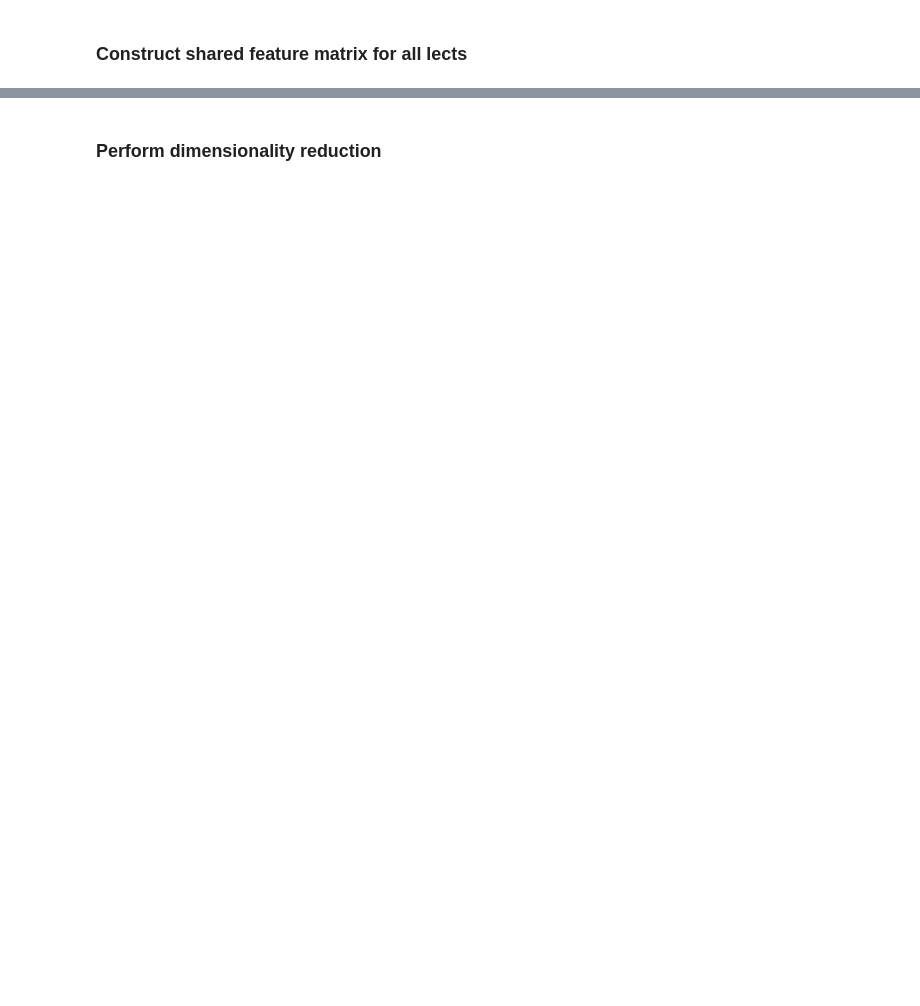
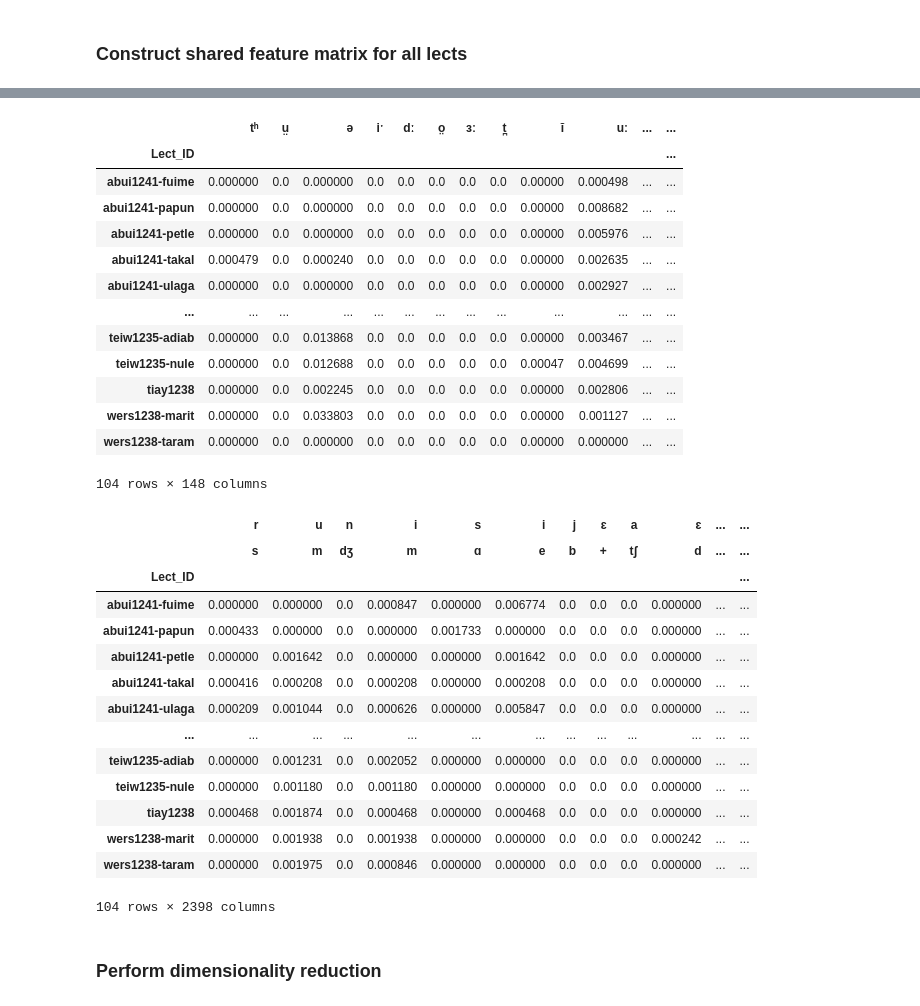
Before and after one commit to peterdekker/agents-intergenerational, a Jupyter notebook: data/compare_phonology.ipynb, the cells around one changed output, grey strips where cells are left out. Drawn from its saved outputs; the diff is of its cells as text; code cells hidden in the pictures; blank space fills up the shorter version.

```diff
--- a/data/compare_phonology.ipynb
+++ b/data/compare_phonology.ipynb
@@ -185,3 +84,39 @@ display(biphone_prob_matrix)
+# %%
+phone_prob_matrix = common.shared_feature_matrix(data_agg, "phone_prob")
+biphone_prob_matrix = common.shared_feature_matrix(data_agg, "biphone_prob")
+
+display(phone_prob_matrix)
+display(biphone_prob_matrix)
+# %% [output]
+|  | tʰ | ṳ | ə | iˑ | dː | o̤ | ɜː | t̪ | ĭ | uː | ... | ... |
+| Lect_ID |  |  |  |  |  |  |  |  |  |  |  | ... |
+| abui1241-fuime | 0.000000 | 0.0 | 0.000000 | 0.0 | 0.0 | 0.0 | 0.0 | 0.0 | 0.00000 | 0.000498 | ... | ... |
+| abui1241-papun | 0.000000 | 0.0 | 0.000000 | 0.0 | 0.0 | 0.0 | 0.0 | 0.0 | 0.00000 | 0.008682 | ... | ... |
+| abui1241-petle | 0.000000 | 0.0 | 0.000000 | 0.0 | 0.0 | 0.0 | 0.0 | 0.0 | 0.00000 | 0.005976 | ... | ... |
+| abui1241-takal | 0.000479 | 0.0 | 0.000240 | 0.0 | 0.0 | 0.0 | 0.0 | 0.0 | 0.00000 | 0.002635 | ... | ... |
+| abui1241-ulaga | 0.000000 | 0.0 | 0.000000 | 0.0 | 0.0 | 0.0 | 0.0 | 0.0 | 0.00000 | 0.002927 | ... | ... |
+| ... | ... | ... | ... | ... | ... | ... | ... | ... | ... | ... | ... | ... |
+| teiw1235-adiab | 0.000000 | 0.0 | 0.013868 | 0.0 | 0.0 | 0.0 | 0.0 | 0.0 | 0.00000 | 0.003467 | ... | ... |
+| teiw1235-nule | 0.000000 | 0.0 | 0.012688 | 0.0 | 0.0 | 0.0 | 0.0 | 0.0 | 0.00047 | 0.004699 | ... | ... |
+| tiay1238 | 0.000000 | 0.0 | 0.002245 | 0.0 | 0.0 | 0.0 | 0.0 | 0.0 | 0.00000 | 0.002806 | ... | ... |
+| wers1238-marit | 0.000000 | 0.0 | 0.033803 | 0.0 | 0.0 | 0.0 | 0.0 | 0.0 | 0.00000 | 0.001127 | ... | ... |
+| wers1238-taram | 0.000000 | 0.0 | 0.000000 | 0.0 | 0.0 | 0.0 | 0.0 | 0.0 | 0.00000 | 0.000000 | ... | ... |
+104 rows × 148 columns
+|  | r | u | n | i | s | i | j | ɛ | a | ɛ | ... | ... |
+|  | s | m | dʒ | m | ɑ | e | b | + | tʃ | d | ... | ... |
+| Lect_ID |  |  |  |  |  |  |  |  |  |  |  | ... |
+| abui1241-fuime | 0.000000 | 0.000000 | 0.0 | 0.000847 | 0.000000 | 0.006774 | 0.0 | 0.0 | 0.0 | 0.000000 | ... | ... |
+| abui1241-papun | 0.000433 | 0.000000 | 0.0 | 0.000000 | 0.001733 | 0.000000 | 0.0 | 0.0 | 0.0 | 0.000000 | ... | ... |
+| abui1241-petle | 0.000000 | 0.001642 | 0.0 | 0.000000 | 0.000000 | 0.001642 | 0.0 | 0.0 | 0.0 | 0.000000 | ... | ... |
+| abui1241-takal | 0.000416 | 0.000208 | 0.0 | 0.000208 | 0.000000 | 0.000208 | 0.0 | 0.0 | 0.0 | 0.000000 | ... | ... |
+| abui1241-ulaga | 0.000209 | 0.001044 | 0.0 | 0.000626 | 0.000000 | 0.005847 | 0.0 | 0.0 | 0.0 | 0.000000 | ... | ... |
+| ... | ... | ... | ... | ... | ... | ... | ... | ... | ... | ... | ... | ... |
+| teiw1235-adiab | 0.000000 | 0.001231 | 0.0 | 0.002052 | 0.000000 | 0.000000 | 0.0 | 0.0 | 0.0 | 0.000000 | ... | ... |
+| teiw1235-nule | 0.000000 | 0.001180 | 0.0 | 0.001180 | 0.000000 | 0.000000 | 0.0 | 0.0 | 0.0 | 0.000000 | ... | ... |
+| tiay1238 | 0.000468 | 0.001874 | 0.0 | 0.000468 | 0.000000 | 0.000468 | 0.0 | 0.0 | 0.0 | 0.000000 | ... | ... |
+| wers1238-marit | 0.000000 | 0.001938 | 0.0 | 0.001938 | 0.000000 | 0.000000 | 0.0 | 0.0 | 0.0 | 0.000242 | ... | ... |
+| wers1238-taram | 0.000000 | 0.001975 | 0.0 | 0.000846 | 0.000000 | 0.000000 | 0.0 | 0.0 | 0.0 | 0.000000 | ... | ... |
+104 rows × 2398 columns
 # %% [markdown]
 ### Perform dimensionality reduction
 # %%
```
Also changed, not shown: parts of 5 cells of this notebook, 1 other file.
